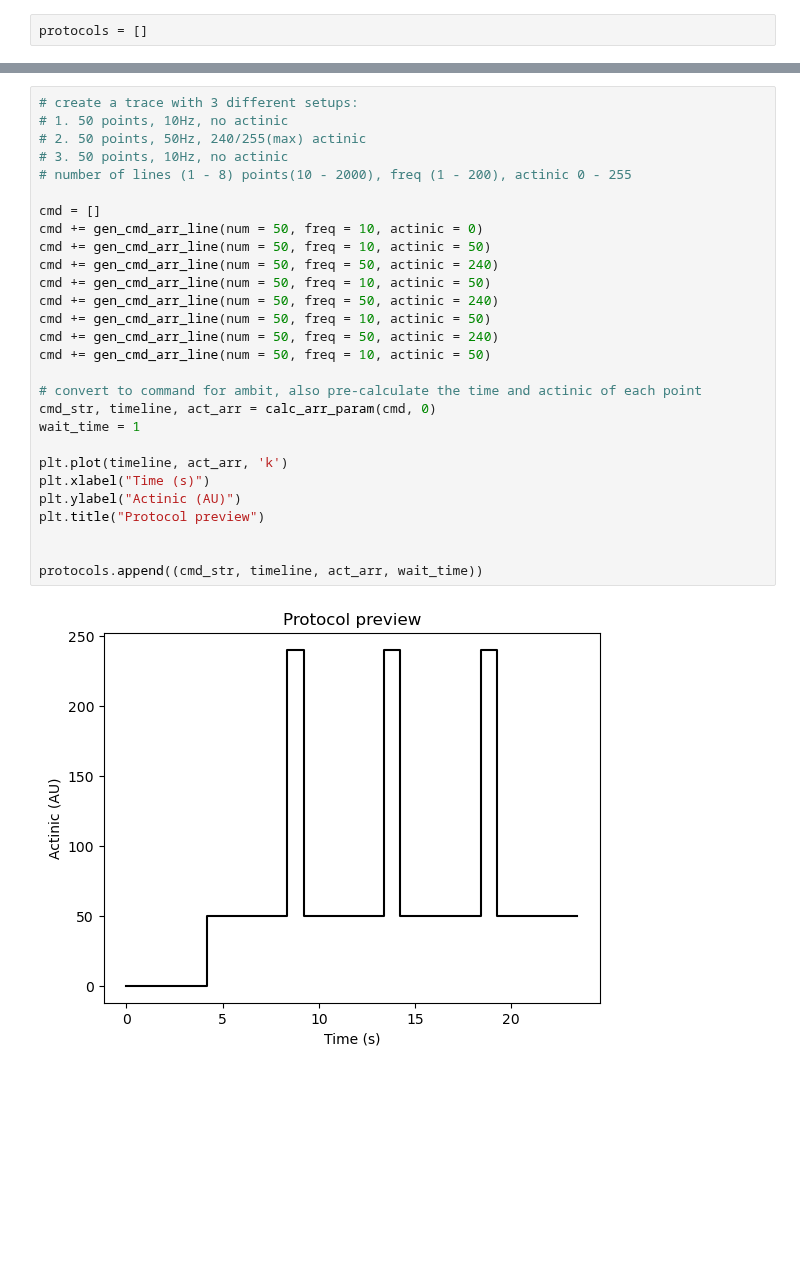
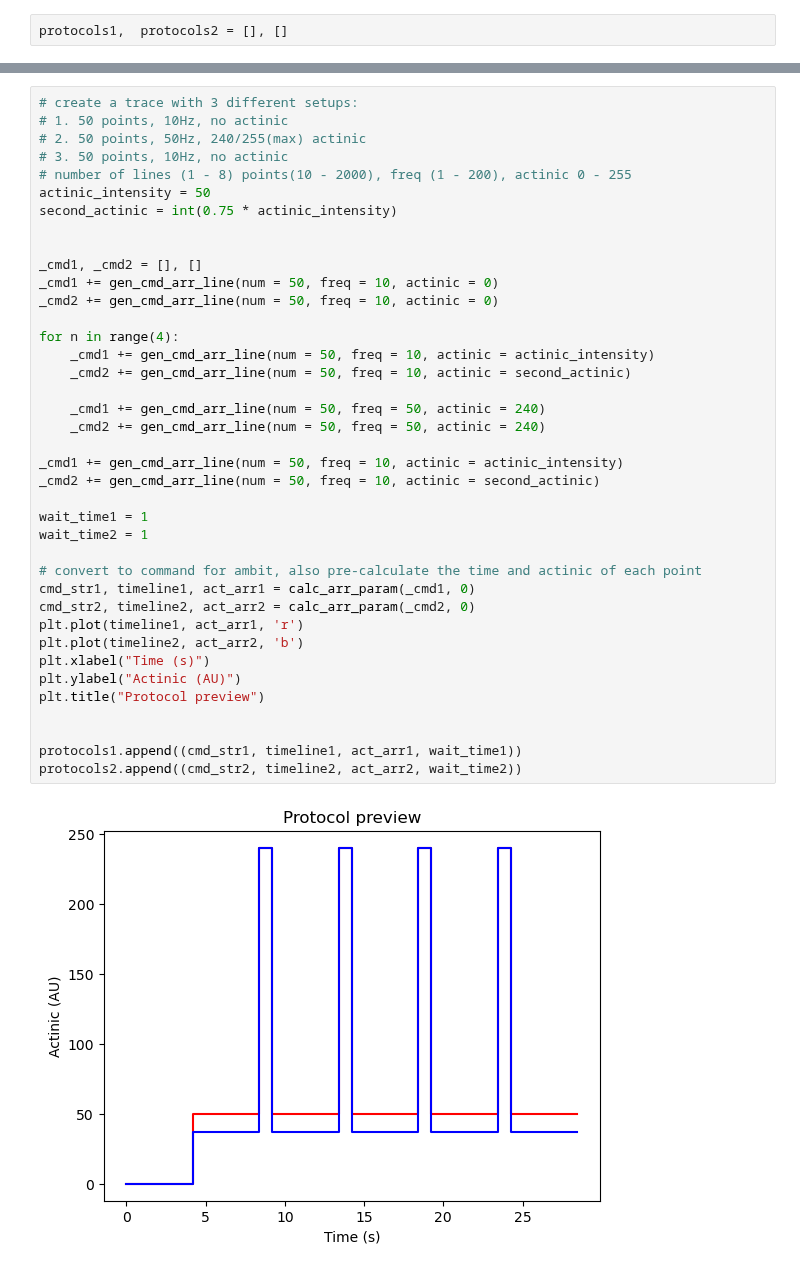
Before and after one commit to Jan-IngenHousz-Institute/ambit, a Jupyter notebook: dual_ambit_with_save.ipynb, the cells around one changed output, grey strips where cells are left out. Drawn from its saved outputs; the diff is of its cells as text; blank space fills up the shorter version.

```diff
--- a/dual_ambit_with_save.ipynb
+++ b/dual_ambit_with_save.ipynb
@@ -125,5 +139,5 @@ with serial.Serial(ambit_ports[0], baudrate=115200) as ser1:
 # %%
-protocols = []
+protocols1,  protocols2 = [], []
 # %%
 # create a trace with 3 different setups:
 # 1. 50 points, 10Hz, no actinic
@@ -150,33 +262,44 @@ protocols.append((cmd_str, timeline, act_arr, wait_time))
 # %%
 # create a trace with 3 different setups:
 # 1. 50 points, 10Hz, no actinic
 # 2. 50 points, 50Hz, 240/255(max) actinic
 # 3. 50 points, 10Hz, no actinic
 # number of lines (1 - 8) points(10 - 2000), freq (1 - 200), actinic 0 - 255
+actinic_intensity = 50
+second_actinic = int(0.75 * actinic_intensity)
 
-cmd = []
-cmd += gen_cmd_arr_line(num = 50, freq = 10, actinic = 0)
-cmd += gen_cmd_arr_line(num = 50, freq = 10, actinic = 50)
-cmd += gen_cmd_arr_line(num = 50, freq = 50, actinic = 240)
-cmd += gen_cmd_arr_line(num = 50, freq = 10, actinic = 50)
-cmd += gen_cmd_arr_line(num = 50, freq = 50, actinic = 240)
-cmd += gen_cmd_arr_line(num = 50, freq = 10, actinic = 50)
-cmd += gen_cmd_arr_line(num = 50, freq = 50, actinic = 240)
-cmd += gen_cmd_arr_line(num = 50, freq = 10, actinic = 50)
+
+_cmd1, _cmd2 = [], []
+_cmd1 += gen_cmd_arr_line(num = 50, freq = 10, actinic = 0)
+_cmd2 += gen_cmd_arr_line(num = 50, freq = 10, actinic = 0)
+
+for n in range(4):
+    _cmd1 += gen_cmd_arr_line(num = 50, freq = 10, actinic = actinic_intensity)
+    _cmd2 += gen_cmd_arr_line(num = 50, freq = 10, actinic = second_actinic)
+
+    _cmd1 += gen_cmd_arr_line(num = 50, freq = 50, actinic = 240)
+    _cmd2 += gen_cmd_arr_line(num = 50, freq = 50, actinic = 240)
+
+_cmd1 += gen_cmd_arr_line(num = 50, freq = 10, actinic = actinic_intensity)
+_cmd2 += gen_cmd_arr_line(num = 50, freq = 10, actinic = second_actinic)
+
+wait_time1 = 1
+wait_time2 = 1
 
 # convert to command for ambit, also pre-calculate the time and actinic of each point
-cmd_str, timeline, act_arr = calc_arr_param(cmd, 0)
-wait_time = 1
-
-plt.plot(timeline, act_arr, 'k')
+cmd_str1, timeline1, act_arr1 = calc_arr_param(_cmd1, 0)
+cmd_str2, timeline2, act_arr2 = calc_arr_param(_cmd2, 0)
+plt.plot(timeline1, act_arr1, 'r')
+plt.plot(timeline2, act_arr2, 'b')
 plt.xlabel("Time (s)")
 plt.ylabel("Actinic (AU)")
 plt.title("Protocol preview")
 
 
-protocols.append((cmd_str, timeline, act_arr, wait_time))
+protocols1.append((cmd_str1, timeline1, act_arr1, wait_time1))
+protocols2.append((cmd_str2, timeline2, act_arr2, wait_time2))
 # %% [output]
-[figure, old version]
+[figure, new version]
 # %%
 # create a trace with 3 different setups:
 # 1. 50 points, 10Hz, no actinic
```
Also changed, not shown: parts of 18 cells of this notebook.
